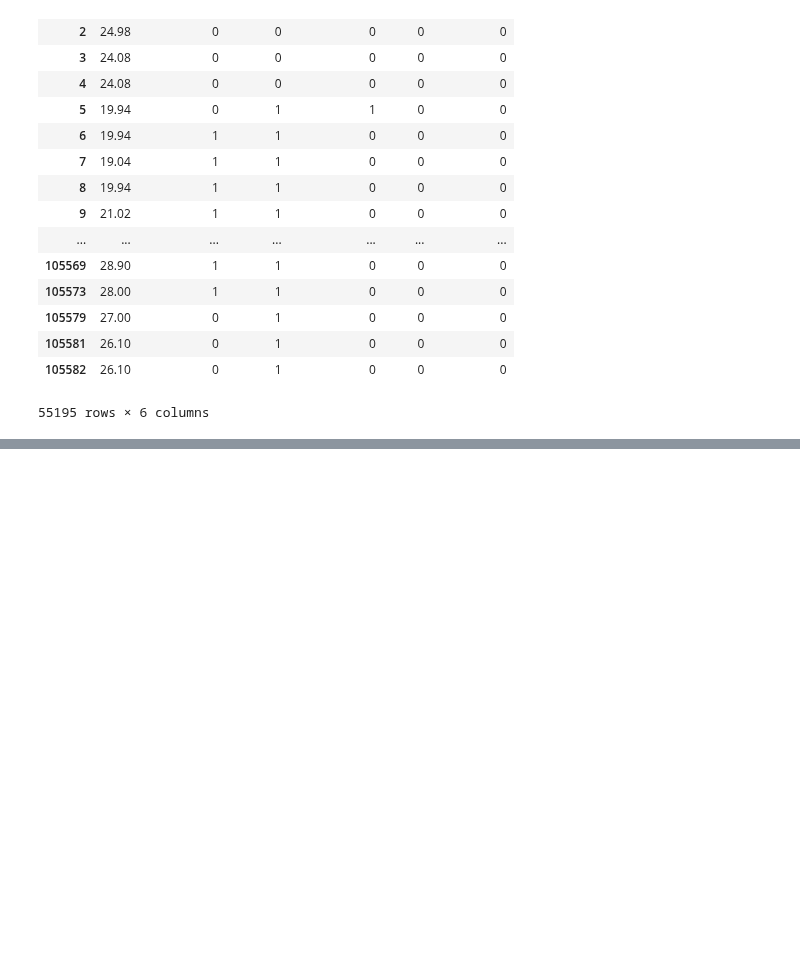
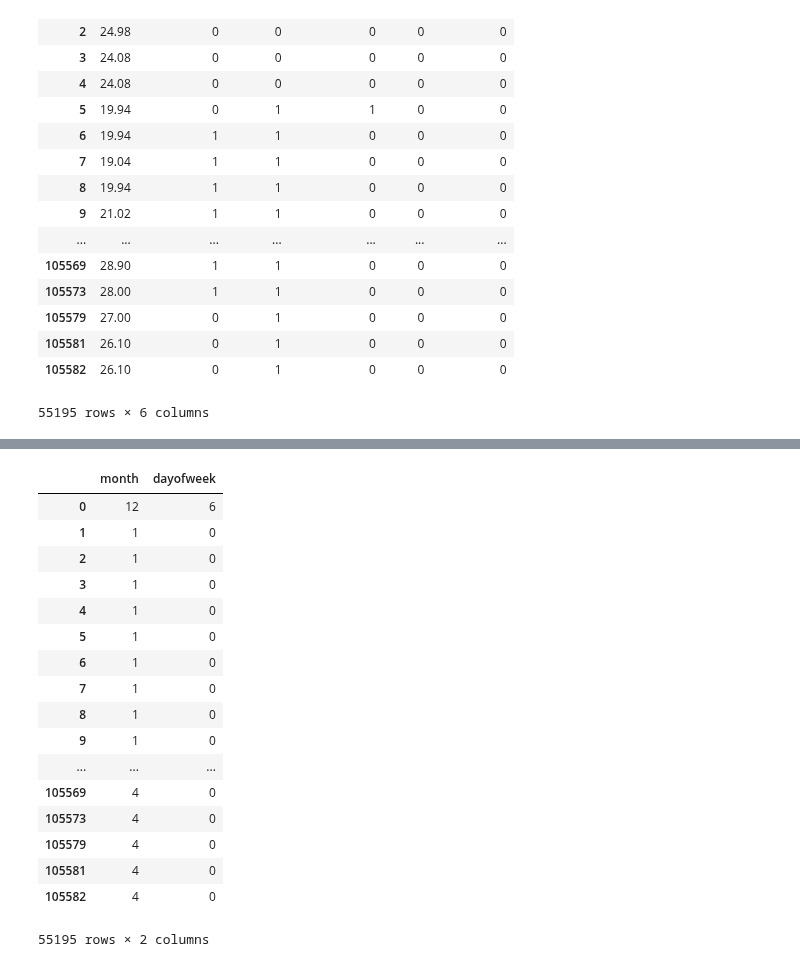
Before and after one commit to leannebaldwin/Pass_Closure, a Jupyter notebook: data_exploration/combine_data.ipynb, the cells around one changed output, grey strips where cells are left out. Drawn from its saved outputs; the diff is of its cells as text; code cells hidden in the pictures; blank space fills up the shorter version.

Commit message:
Add exploration on using month and day_of_week in model

```diff
--- a/data_exploration/combine_data.ipynb
+++ b/data_exploration/combine_data.ipynb
@@ -296,0 +341,2 @@ model_df
+# %%
+date_column = combined_df.date
@@ -296,0 +363,23 @@ model_df
+# %%
+month_day_of_week = pd.DataFrame({"month": date_column.dt.month, "dayofweek": date_column.dt.dayofweek})
+# %%
+month_day_of_week
+# %% [output]
+|  | month | dayofweek |
+| 0 | 12 | 6 |
+| 1 | 1 | 0 |
+| 2 | 1 | 0 |
+| 3 | 1 | 0 |
+| 4 | 1 | 0 |
+| 5 | 1 | 0 |
+| 6 | 1 | 0 |
+| 7 | 1 | 0 |
+| 8 | 1 | 0 |
+| 9 | 1 | 0 |
+| ... | ... | ... |
+| 105569 | 4 | 0 |
+| 105573 | 4 | 0 |
+| 105579 | 4 | 0 |
+| 105581 | 4 | 0 |
+| 105582 | 4 | 0 |
+55195 rows × 2 columns
```
Also changed, not shown: parts of 4 cells of this notebook.
